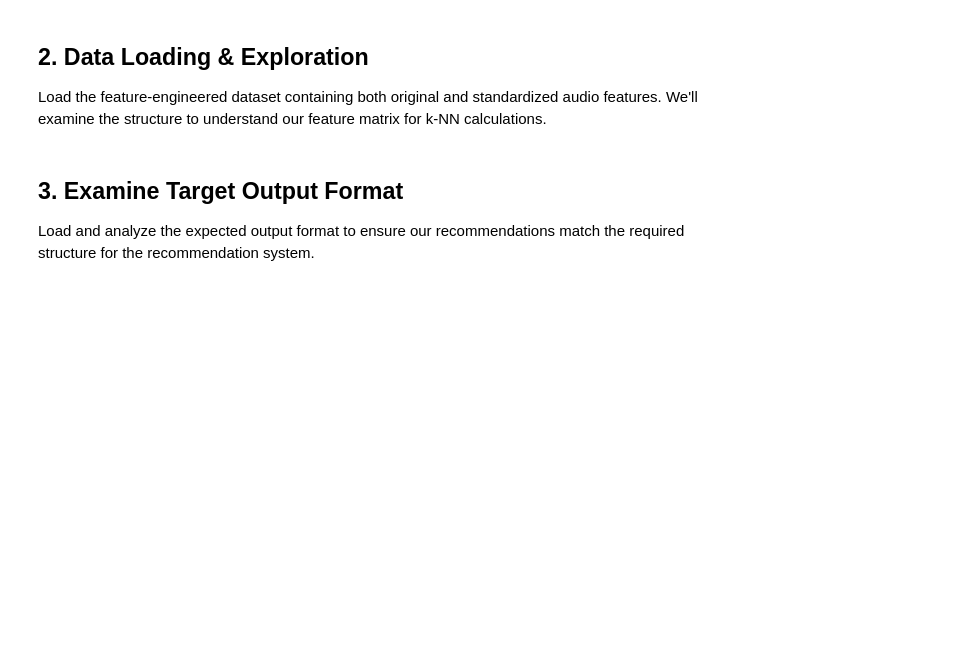
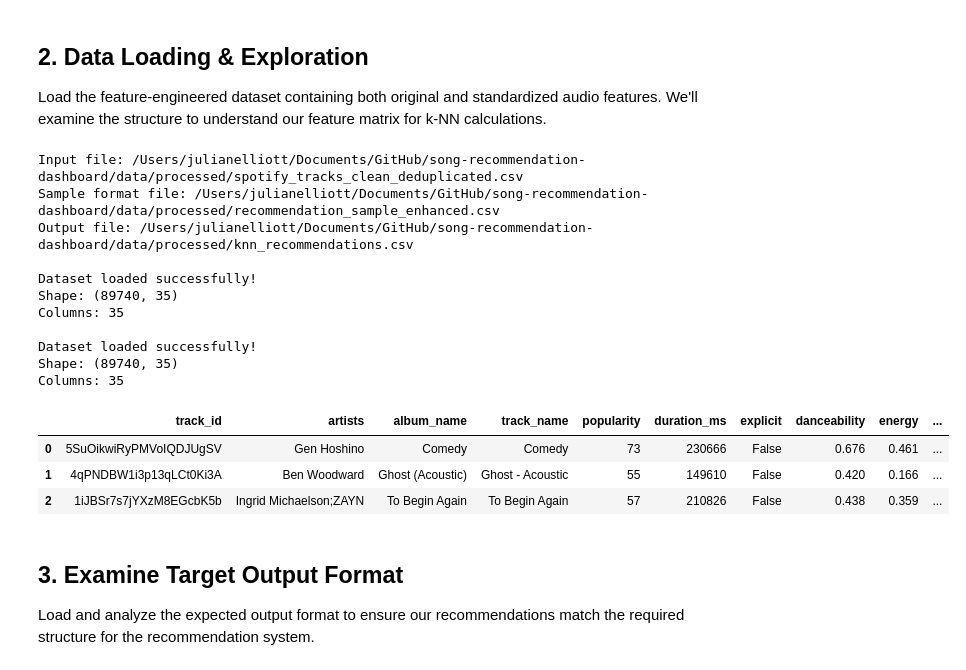
Before and after one commit to Julian-Elliott/song-recommendation-dashboard, a Jupyter notebook: notebooks/knn_recommendation_model.ipynb, the cells around one changed output. Cells and saved outputs as stored; diff of their text form; code cells hidden in the pictures; blank space fills up the shorter version.

```diff
--- a/notebooks/knn_recommendation_model.ipynb
+++ b/notebooks/knn_recommendation_model.ipynb
@@ -40,25 +41,41 @@ ModuleNotFoundError: No module named 'tqdm'
 Load the feature-engineered dataset containing both original and standardized audio features. We'll examine the structure to understand our feature matrix for k-NN calculations.
 # %%
 # Define file paths
-INPUT_CSV = Path("../data/processed/spotify_tracks_features_engineered.csv")
+INPUT_CSV = Path("../data/processed/spotify_tracks_clean_deduplicated.csv")
 SAMPLE_OUTPUT = Path("../data/processed/recommendation_sample_enhanced.csv")
 OUTPUT_CSV = Path("../data/processed/knn_recommendations.csv")
 
 print(f"Input file: {INPUT_CSV.resolve()}")
 print(f"Sample format file: {SAMPLE_OUTPUT.resolve()}")
 print(f"Output file: {OUTPUT_CSV.resolve()}")
 
 # Load feature-engineered dataset
 try:
     df = pd.read_csv(INPUT_CSV)
     print(f"\nDataset loaded successfully!")
     print(f"Shape: {df.shape}")
     print(f"Columns: {len(df.columns)}")
     display(df.head(3))
 except FileNotFoundError:
     print(f"Error: Could not find {INPUT_CSV}")
 except Exception as e:
     print(f"Error loading data: {e}")
+# %% [output]
+Input file: /Users/julianelliott/Documents/GitHub/song-recommendation-dashboard/data/processed/spotify_tracks_clean_deduplicated.csv
+Sample format file: /Users/julianelliott/Documents/GitHub/song-recommendation-dashboard/data/processed/recommendation_sample_enhanced.csv
+Output file: /Users/julianelliott/Documents/GitHub/song-recommendation-dashboard/data/processed/knn_recommendations.csv
+
+Dataset loaded successfully!
+Shape: (89740, 35)
+Columns: 35
+
+Dataset loaded successfully!
+Shape: (89740, 35)
+Columns: 35
+|  | track_id | artists | album_name | track_name | popularity | duration_ms | explicit | danceability | energy | ... |
+| 0 | 5SuOikwiRyPMVoIQDJUgSV | Gen Hoshino | Comedy | Comedy | 73 | 230666 | False | 0.676 | 0.461 | ... |
+| 1 | 4qPNDBW1i3p13qLCt0Ki3A | Ben Woodward | Ghost (Acoustic) | Ghost - Acoustic | 55 | 149610 | False | 0.420 | 0.166 | ... |
+| 2 | 1iJBSr7s7jYXzM8EGcbK5b | Ingrid Michaelson;ZAYN | To Begin Again | To Begin Again | 57 | 210826 | False | 0.438 | 0.359 | ... |
 # %% [markdown]
 ## 3. Examine Target Output Format
 
```
Also changed, not shown: parts of 14 cells of this notebook, 1 other file.
